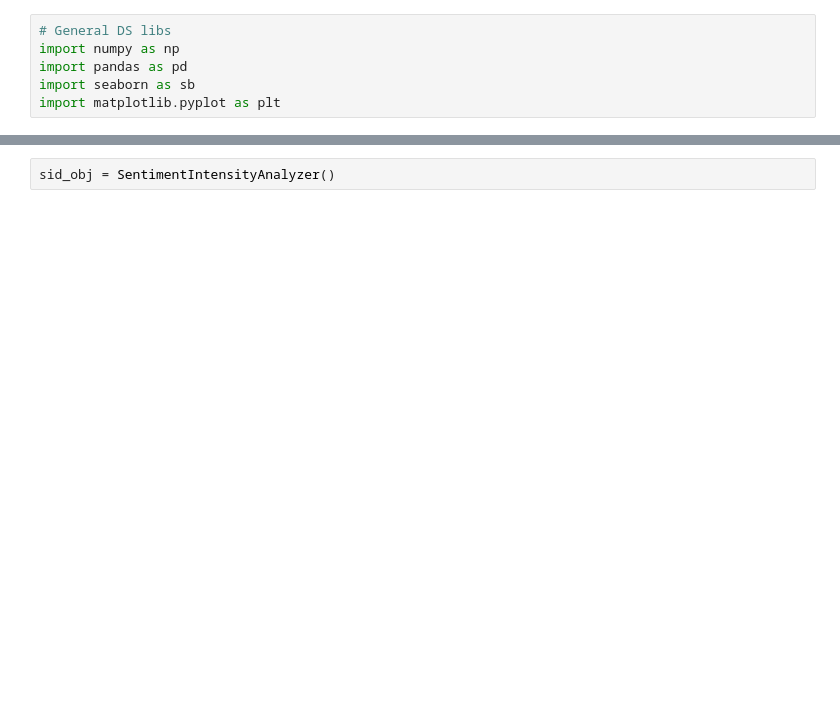
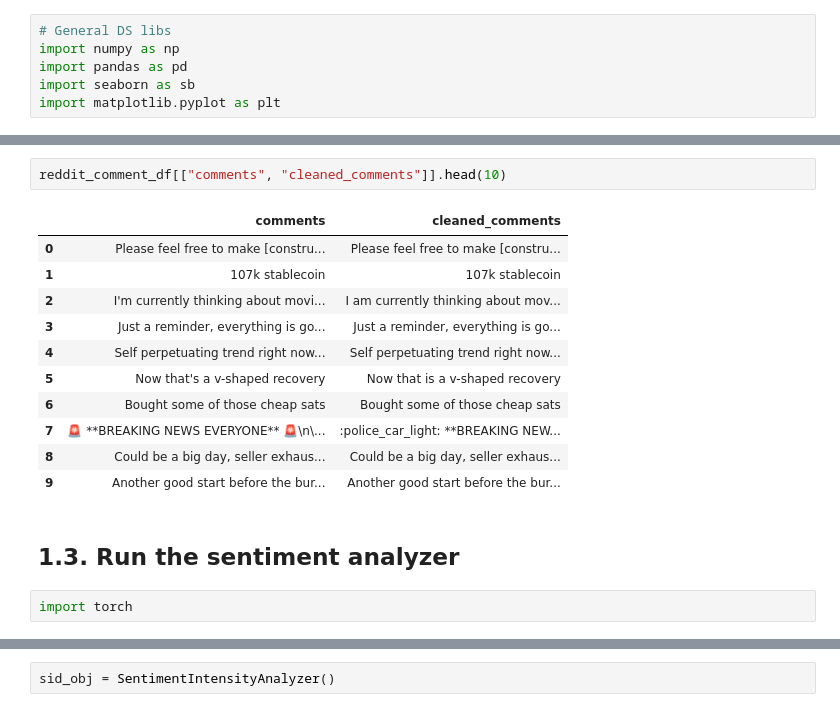
Before and after one commit to shejiac/sentiment_street, a Jupyter notebook: notebooks/sent_analysis.ipynb, the cells around one changed output, grey strips where cells are left out. Cells and saved outputs as stored; diff of their text form; blank space fills up the shorter version.

Commit message:
Implemented sentiment analysis in notebook up to scoring

```diff
--- a/notebooks/sent_analysis.ipynb
+++ b/notebooks/sent_analysis.ipynb
@@ -43,0 +162,18 @@ reddit_df.head()
+# %%
+reddit_comment_df[["comments", "cleaned_comments"]].head(10)
+# %% [output]
+|  | comments | cleaned_comments |
+| 0 | Please feel free to make [constru... | Please feel free to make [constru... |
+| 1 | 107k stablecoin | 107k stablecoin |
+| 2 | I'm currently thinking about movi... | I am currently thinking about mov... |
+| 3 | Just a reminder, everything is go... | Just a reminder, everything is go... |
+| 4 | Self perpetuating trend right now... | Self perpetuating trend right now... |
+| 5 | Now that's a v-shaped recovery | Now that is a v-shaped recovery |
+| 6 | Bought some of those cheap sats | Bought some of those cheap sats |
+| 7 | 🚨 **BREAKING NEWS EVERYONE** 🚨\n\... | :police_car_light: **BREAKING NEW... |
+| 8 | Could be a big day, seller exhaus... | Could be a big day, seller exhaus... |
+| 9 | Another good start before the bur... | Another good start before the bur... |
+# %% [markdown]
+## 1.3. Run the sentiment analyzer
+# %%
+import torch
```
Also changed, not shown: parts of 39 cells of this notebook, 1 other file.
